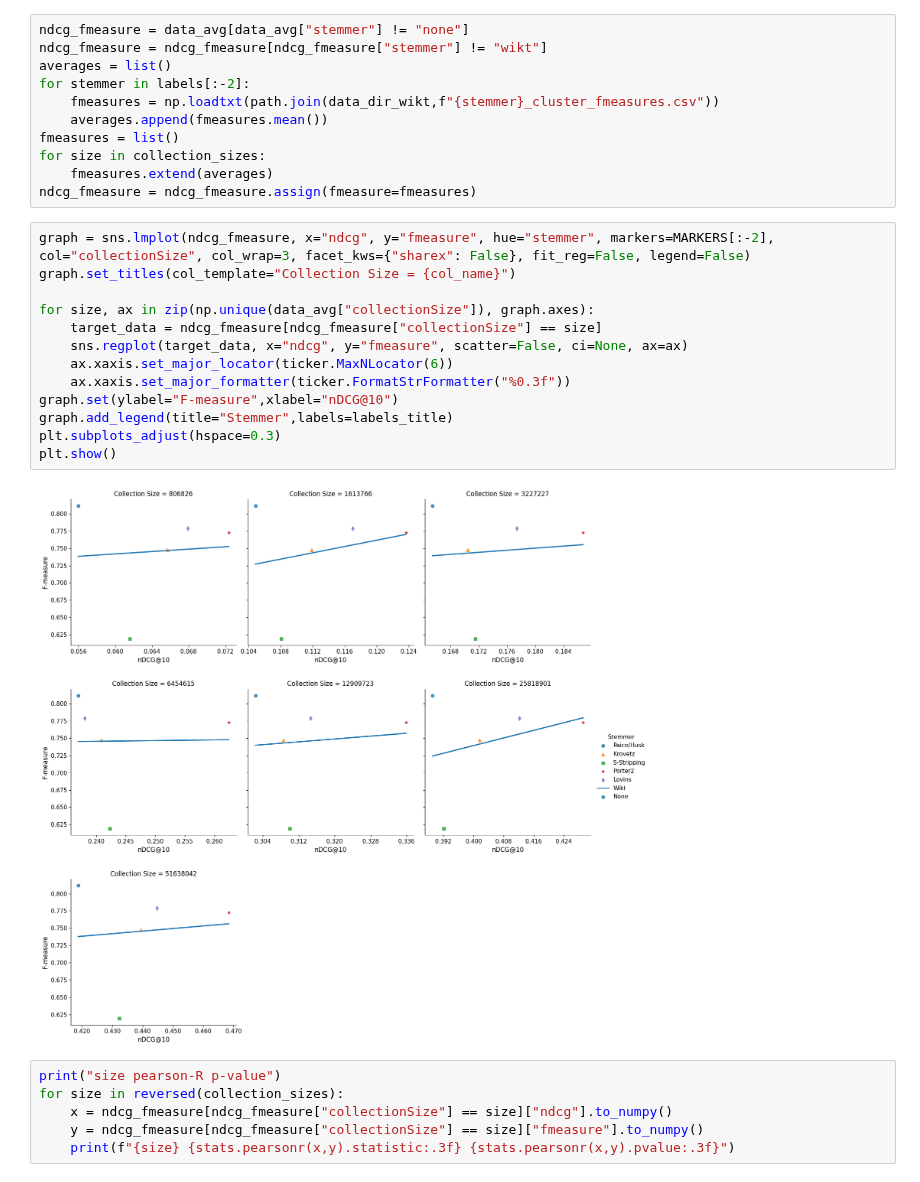
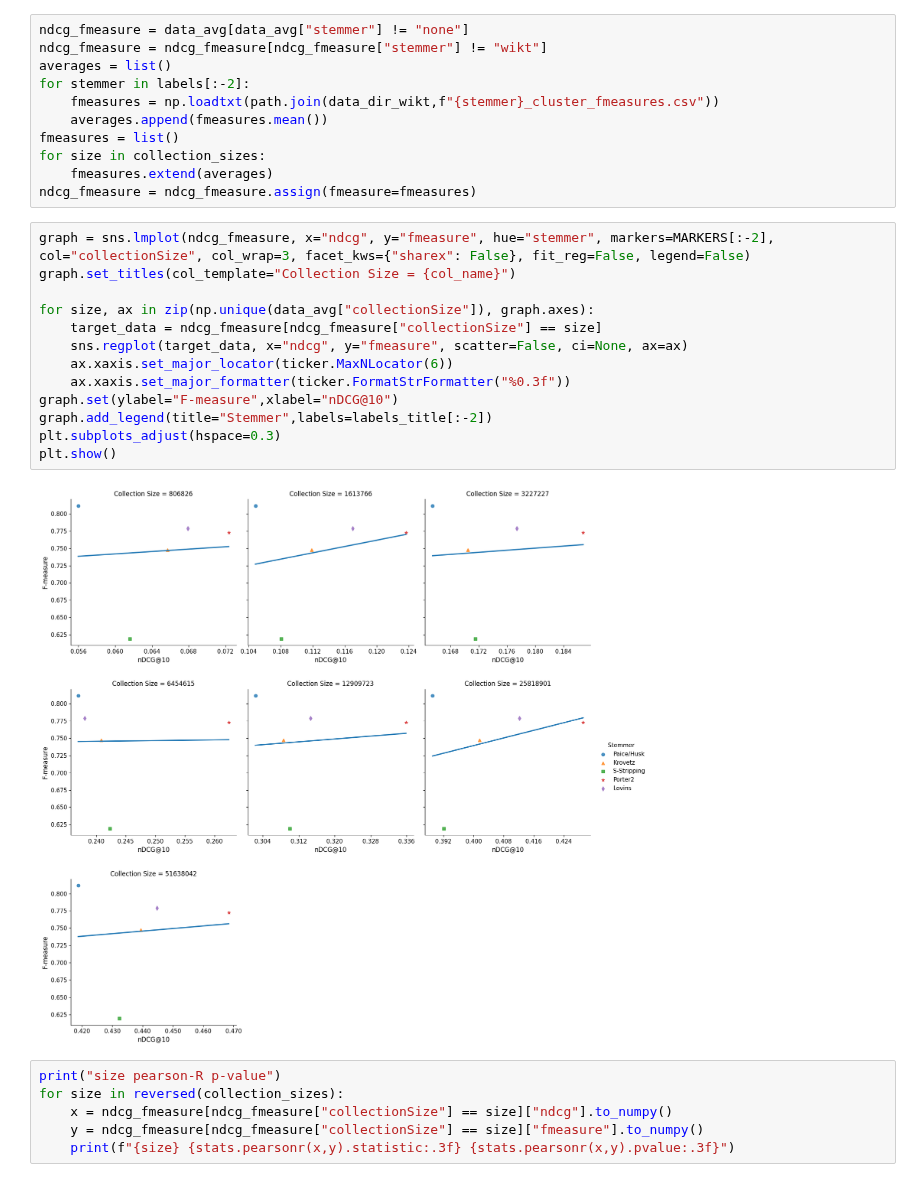
Before and after one commit to Axiomatic314/Stemming, a Jupyter notebook: ClueWeb/clueweb-collectionSize.ipynb, the cells around one changed output. Cells and saved outputs as stored; diff of their text form.

Commit message:
fixed legend for linguistic accuracy graphs

```diff
--- a/ClueWeb/clueweb-collectionSize.ipynb
+++ b/ClueWeb/clueweb-collectionSize.ipynb
@@ -100,18 +100,18 @@ ndcg_fmeasure = ndcg_fmeasure.assign(fmeasure=fmeasures)
 # %%
 graph = sns.lmplot(ndcg_fmeasure, x="ndcg", y="fmeasure", hue="stemmer", markers=MARKERS[:-2], col="collectionSize", col_wrap=3, facet_kws={"sharex": False}, fit_reg=False, legend=False)
 graph.set_titles(col_template="Collection Size = {col_name}")
 
 for size, ax in zip(np.unique(data_avg["collectionSize"]), graph.axes):
     target_data = ndcg_fmeasure[ndcg_fmeasure["collectionSize"] == size]
     sns.regplot(target_data, x="ndcg", y="fmeasure", scatter=False, ci=None, ax=ax)
     ax.xaxis.set_major_locator(ticker.MaxNLocator(6))
     ax.xaxis.set_major_formatter(ticker.FormatStrFormatter("%0.3f"))
 graph.set(ylabel="F-measure",xlabel="nDCG@10")
-graph.add_legend(title="Stemmer",labels=labels_title)
+graph.add_legend(title="Stemmer",labels=labels_title[:-2])
 plt.subplots_adjust(hspace=0.3)
 plt.show()
 # %% [output]
-[figure, old version]
+[figure, new version]
 # %%
 print("size pearson-R p-value")
 for size in reversed(collection_sizes):
```
Also changed, not shown: 1 other file.
